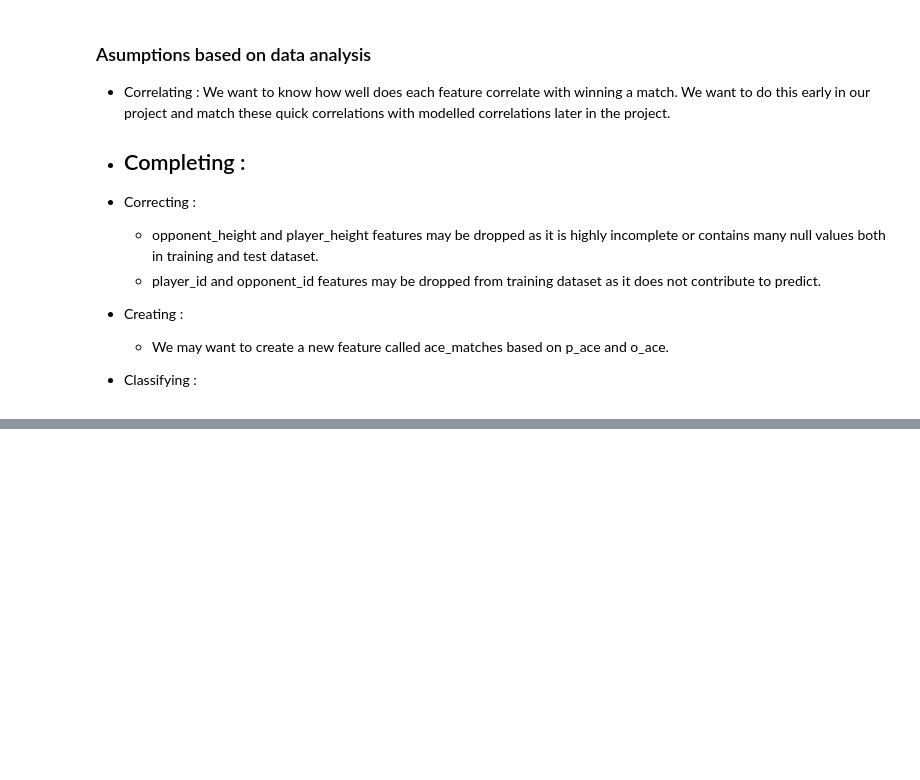
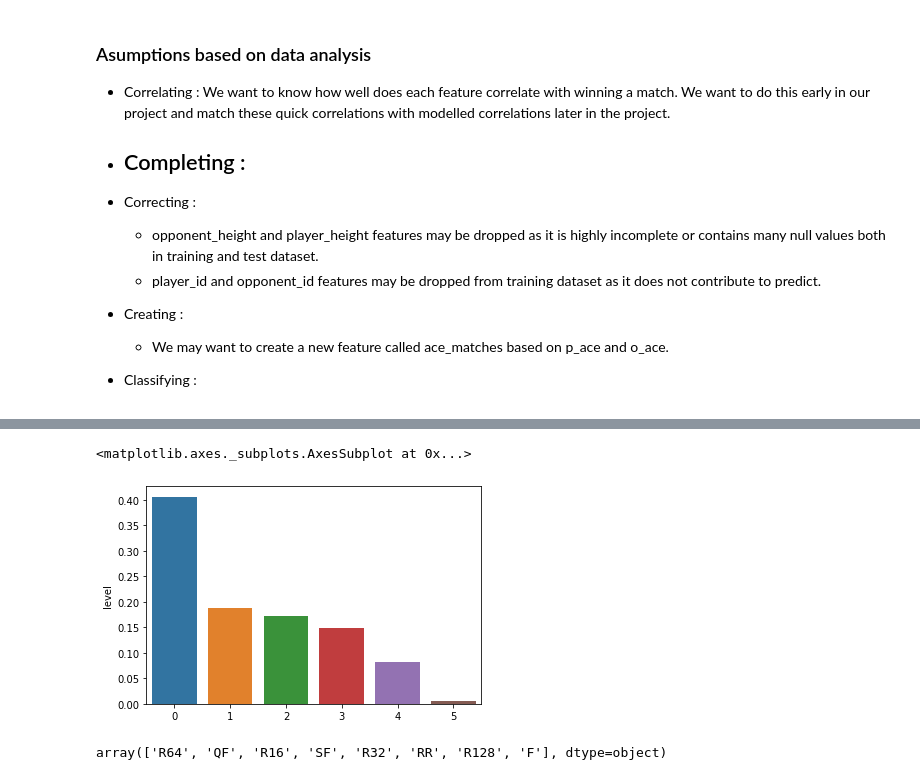
Before and after one commit to Thrynk/Tennis-prediction, a Jupyter notebook: Tennis.ipynb, the cells around one changed output, grey strips where cells are left out. Drawn from its saved outputs; the diff is of its cells as text; code cells hidden in the pictures; blank space fills up the shorter version.

```diff
--- a/Tennis.ipynb
+++ b/Tennis.ipynb
@@ -327,0 +327,11 @@ KeyError: "None of [Index(['dif_ace_matches'], dtype='object')] are in the [colu
+# %%
+for dataset in combine:
+    dataset['level'] = dataset['level'].map( {'A': 0, 'B': 1, 'D': 2, 'F': 3, 'G': 4, 'M': 5} ).astype(int)
+sns.barplot(x = np.sort(train_df['level'].unique()), y = train_df['level'].value_counts()/train_df['level'].count())
+# %% [output]
+<matplotlib.axes._subplots.AxesSubplot at 0x...>
+[figure, added]
+# %%
+train_df['round'].unique()
+# %% [output]
+array(['R64', 'QF', 'R16', 'SF', 'R32', 'RR', 'R128', 'F'], dtype=object)
```
Also changed, not shown: parts of 33 cells of this notebook, 2 other files.
